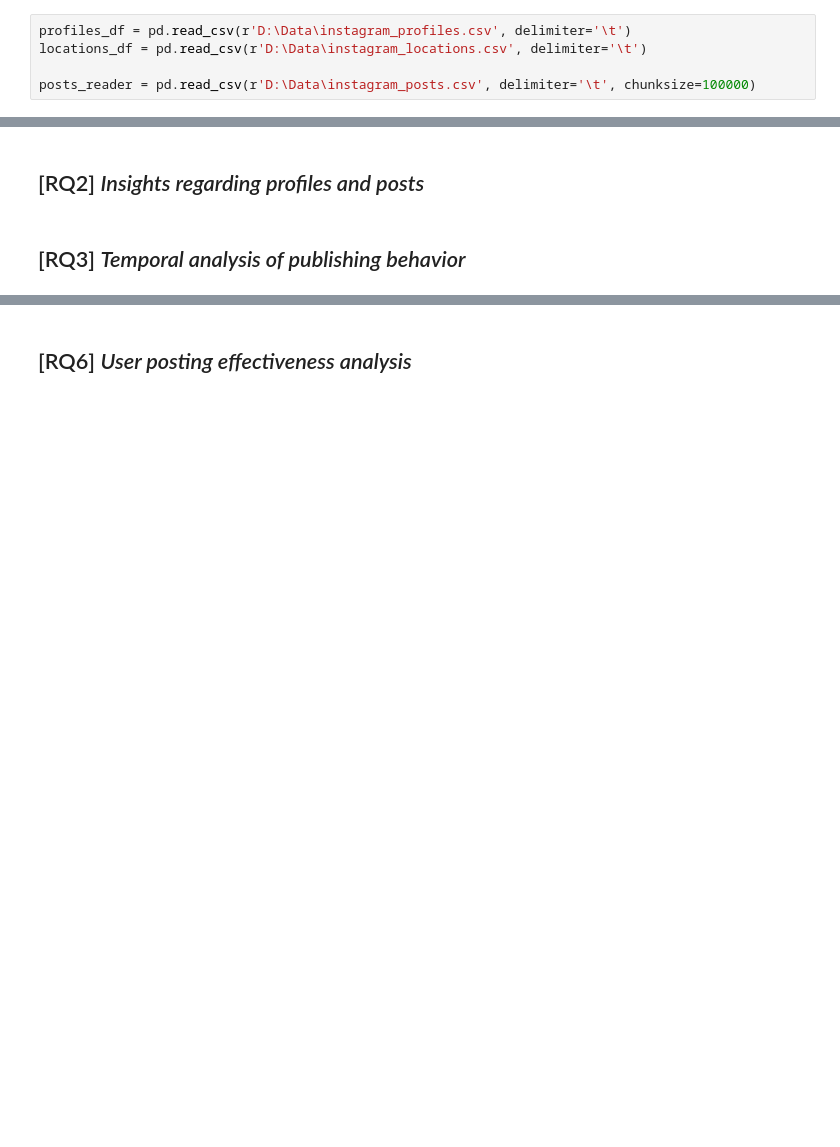
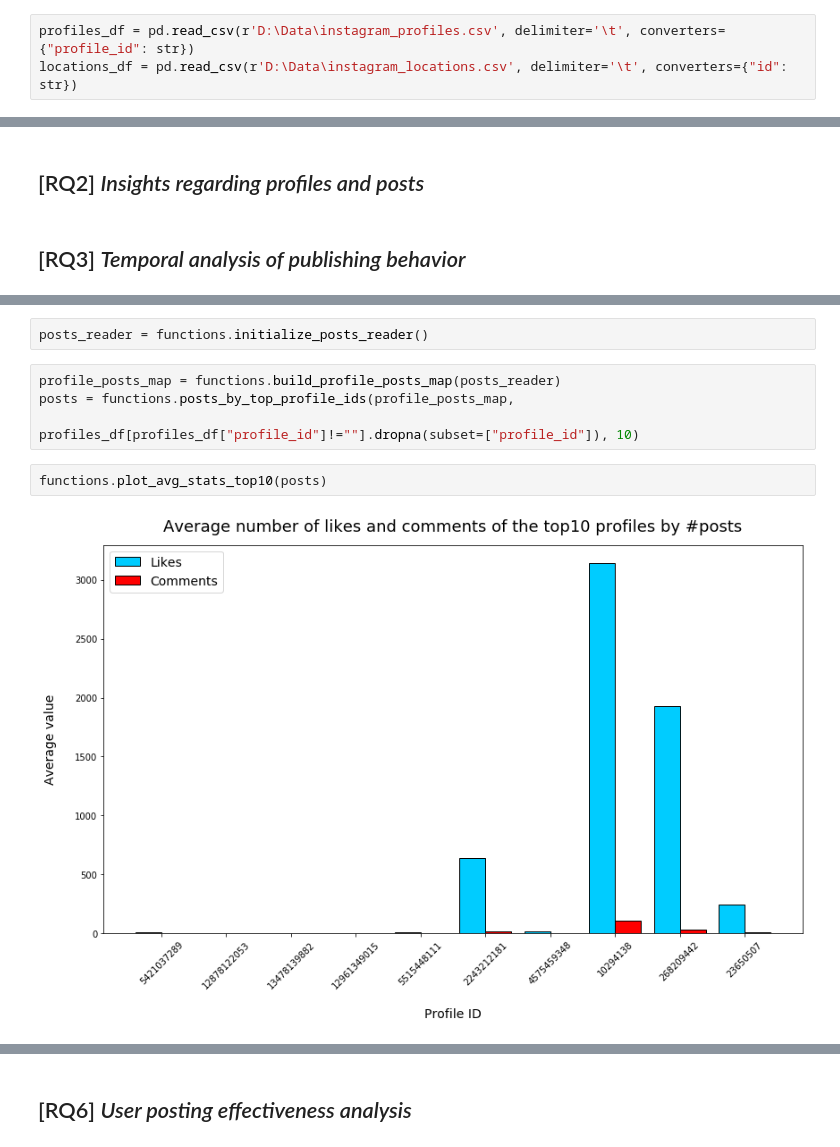
Before and after one commit to FrancescoRedaelli/ADM-HW2-Group26, a Jupyter notebook: ADM - HW2.ipynb, the cells around one changed output, grey strips where cells are left out. Saved outputs shown, nothing was run; the diff lists cells and outputs as text; blank space fills up the shorter version.

```diff
--- a/ADM - HW2.ipynb
+++ b/ADM - HW2.ipynb
@@ -11,7 +13,5 @@ from tqdm import tqdm   # Progress bar
 
 import functions
 # %%
-profiles_df = pd.read_csv(r'D:\Data\instagram_profiles.csv', delimiter='\t')
-locations_df = pd.read_csv(r'D:\Data\instagram_locations.csv', delimiter='\t')
-
-posts_reader = pd.read_csv(r'D:\Data\instagram_posts.csv', delimiter='\t', chunksize=100000)
+profiles_df = pd.read_csv(r'D:\Data\instagram_profiles.csv', delimiter='\t', converters={"profile_id": str})
+locations_df = pd.read_csv(r'D:\Data\instagram_locations.csv', delimiter='\t', converters={"id": str})
@@ -38,0 +74,10 @@ functions.plot_posts_time(posts_time)
+# %%
+posts_reader = functions.initialize_posts_reader()
+# %%
+profile_posts_map = functions.build_profile_posts_map(posts_reader)
+posts = functions.posts_by_top_profile_ids(profile_posts_map,
+                                           profiles_df[profiles_df["profile_id"]!=""].dropna(subset=["profile_id"]), 10)
+# %%
+functions.plot_avg_stats_top10(posts)
+# %% [output]
+[figure, added]
```
Also changed, not shown: parts of 16 cells of this notebook, 1 other file.
